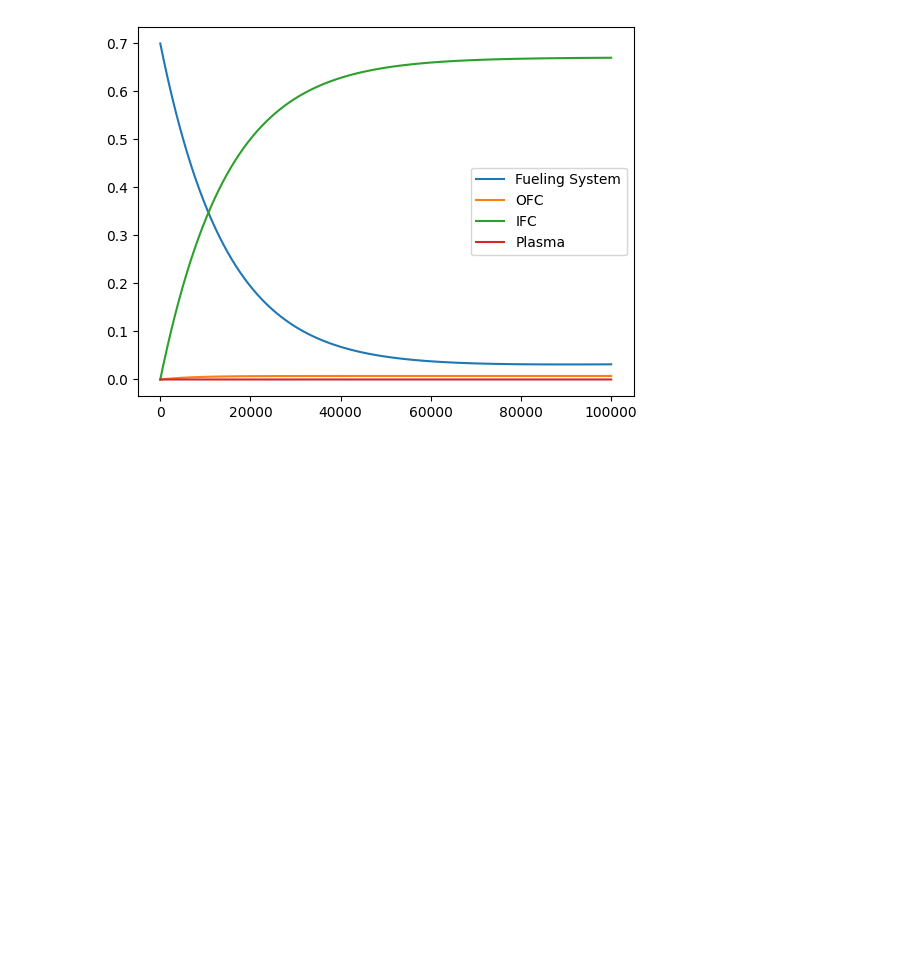
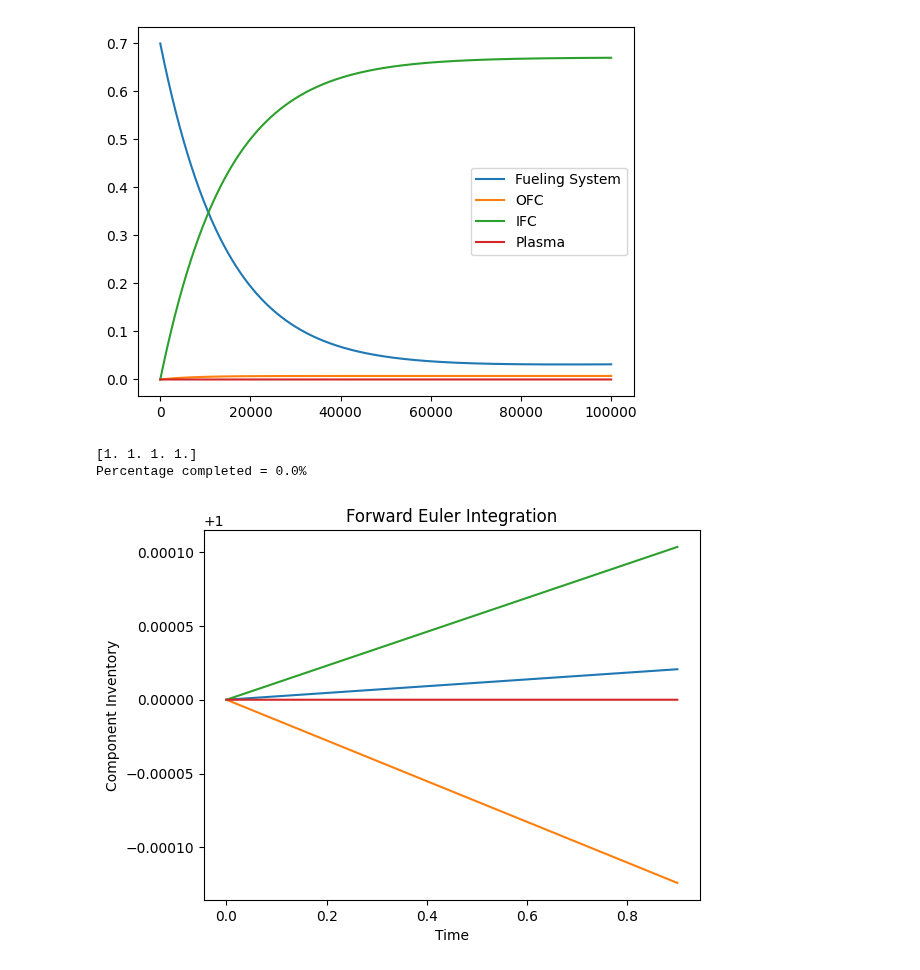
Before and after one commit to gabriele-ferrero/TRIOMA, a Jupyter notebook: test.ipynb, the cells around one changed output. Cells and saved outputs as stored; diff of their text form; code cells hidden in the pictures; blank space fills up the shorter version.

Commit message:
improve adaptive timestepping

```diff
--- a/test.ipynb
+++ b/test.ipynb
@@ -286,3 +286,59 @@ Error: Tritium inventory in Fueling System is below zero.
 [0.7 0.  0.  0. ]
 [ 3.15558627e-02  7.36550141e-03  6.70261489e-01 -4.23516050e-17]
 [figure]
+# %%
+
+def forward_euler(self):
+        """
+        Perform the forward Euler integration method with adaptive time stepping.
+
+        Returns:
+        - time: Array of time values.
+        - y: Array of component inventory values.
+        """
+        print(self.y[0])
+        t = 0
+        dt = self.dt
+        while t < self.final_time:
+            if t % 1000 == 0:
+                print(f"Percentage completed = {t/self.final_time * 100:.1f}, dt = {dt:.1f}s%", end='\r')
+            y_n = self.y[-1]
+            dydt = self.f(y_n)
+            y_n_plus_1 = y_n + dt * dydt
+            y_n_plus_1_half = y_n + (dt / 2) * dydt
+            dydt_half = self.f(y_n_plus_1_half)
+            error = np.max(np.abs(y_n_plus_1 - y_n_plus_1_half))
+            tolerance = 1e-6
+            if error < tolerance:
+                self.y = np.vstack((self.y, y_n_plus_1))
+                self.time.append(t + dt)
+                t += dt
+            dt = min(0.9 * dt * (tolerance / error) ** 0.5, self.final_time - t)
+            for i, component in enumerate(self.components.values()):
+                component.update_inventory(y_n_plus_1[i])
+            self.component_map.update_flow_rates()
+        return [self.time, self.y]
+
+# Define the function f(y) for the forward Euler integration
+def f(y):
+    return 2 * y
+
+# Create an instance of the Simulate class
+simulation = Simulate(0.1, 1.0, component_map)
+
+# Set the initial conditions
+simulation.y[0] = [1.0]
+
+# Run the forward Euler integration
+t, y = simulation.forward_euler()
+
+# Plot the results
+plt.plot(t, y)
+plt.xlabel('Time')
+plt.ylabel('Component Inventory')
+plt.title('Forward Euler Integration')
+plt.show()
+# %% [output]
+[1. 1. 1. 1.]
+Percentage completed = 0.0%
+[figure, added]
```
Also changed, not shown: parts of 1 cell of this notebook, 3 other files.
